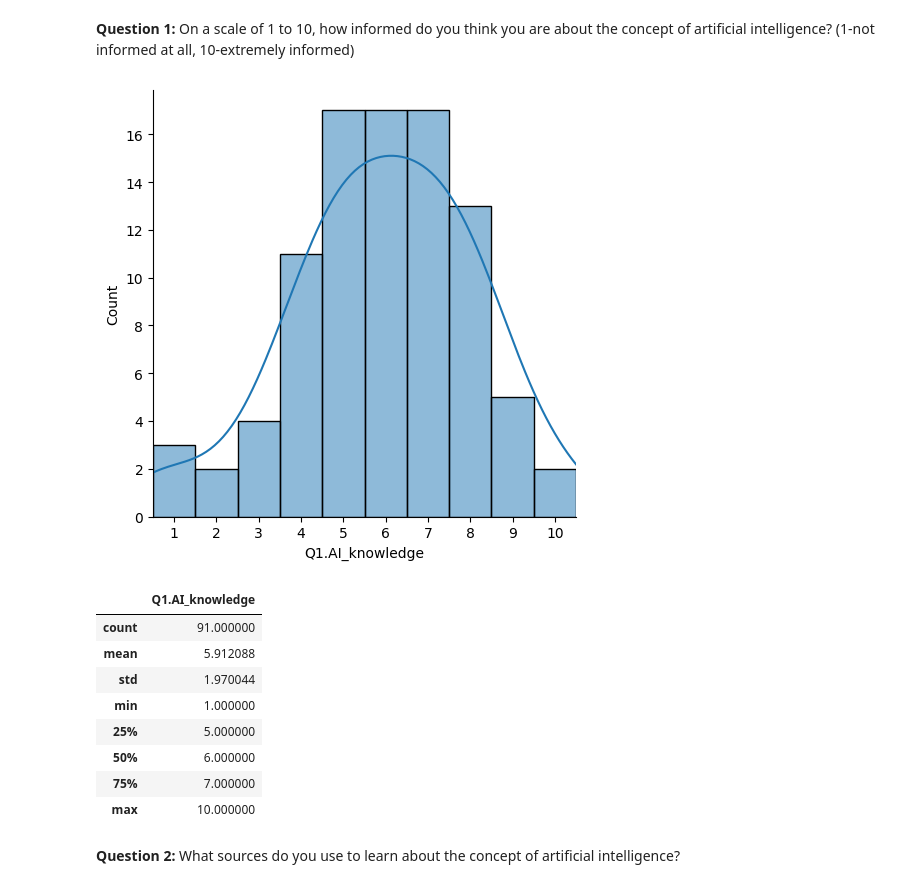
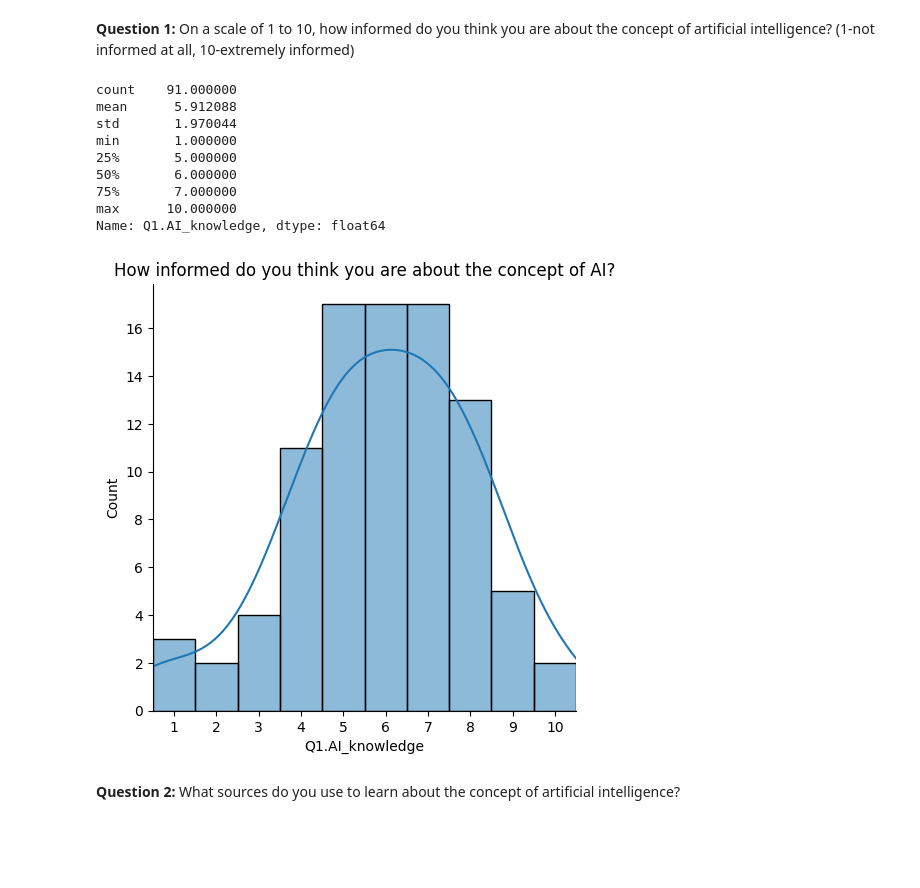
Before and after one commit to AndrejFinki/S7.IRP, a Jupyter notebook: src/notebook.ipynb, the cells around one changed output. Saved outputs shown, nothing was run; the diff lists cells and outputs as text; code cells hidden in the pictures; blank space fills up the shorter version.

Commit message:
Add a graph for each question from the first survey

```diff
--- a/src/notebook.ipynb
+++ b/src/notebook.ipynb
@@ -20,3 +20,19 @@ survey.head()
 | 3 | 4 | 5 | Internet;Social media | 1 | 0 | 1 | ... |
 | 4 | 5 | 4 | Internet | 1 | 0 | 0 | ... |
 5 rows × 35 columns
+# %%
+def generate_distplot( data, unique_values, title = "" ):
+    plot = seaborn.displot( data, bins = unique_values, kde = True )
+
+    bin_edges = numpy.linspace( data.min(), data.max(), unique_values + 1 )
+    tick_positions = ( bin_edges[:-1] + bin_edges[1:] ) / 2
+    for ax in plot.axes.flat:
+        ax.set_xticks( tick_positions )
+        ax.set_xticklabels( range( 1, unique_values + 1 ) )
+        ax.set_xlim( bin_edges[0], bin_edges[-1] )
+
+    matplotlib.pyplot.title( title )
+
+    print( data.describe() )
+
+    matplotlib.pyplot.show()
@@ -23,28 +59,17 @@ survey.head()
 # %% [markdown]
 **Question 1:** On a scale of 1 to 10, how informed do you think you are about the concept of artificial intelligence? (1-not informed at all, 10-extremely informed)
-# %%
-plot = seaborn.displot( survey['Q1.AI_knowledge'], bins = 10, kde = True )
-
-bin_edges = numpy.linspace( survey['Q1.AI_knowledge'].min(), survey['Q1.AI_knowledge'].max(), 11 )
-tick_positions = ( bin_edges[:-1] + bin_edges[1:] ) / 2
-for ax in plot.axes.flat:
-    ax.set_xticks( tick_positions )
-    ax.set_xticklabels( range( 1, 11 ) )
-    ax.set_xlim( bin_edges[0], bin_edges[-1] )
-
-matplotlib.pyplot.show()
-
-pandas.DataFrame( survey['Q1.AI_knowledge'].describe() )
-# %% [output]
-[figure, removed]
-|  | Q1.AI_knowledge |
-| count | 91.000000 |
-| mean | 5.912088 |
-| std | 1.970044 |
-| min | 1.000000 |
-| 25% | 5.000000 |
-| 50% | 6.000000 |
-| 75% | 7.000000 |
-| max | 10.000000 |
+# %%
+generate_distplot( survey['Q1.AI_knowledge'], 10, "How informed do you think you are about the concept of AI?" )
+# %% [output]
+count    91.000000
+mean      5.912088
+std       1.970044
+min       1.000000
+25%       5.000000
+50%       6.000000
+75%       7.000000
+max      10.000000
+Name: Q1.AI_knowledge, dtype: float64
+[figure, added]
 # %% [markdown]
 **Question 2:** What sources do you use to learn about the concept of artificial intelligence?
```
Also changed, not shown: parts of 31 cells of this notebook.
